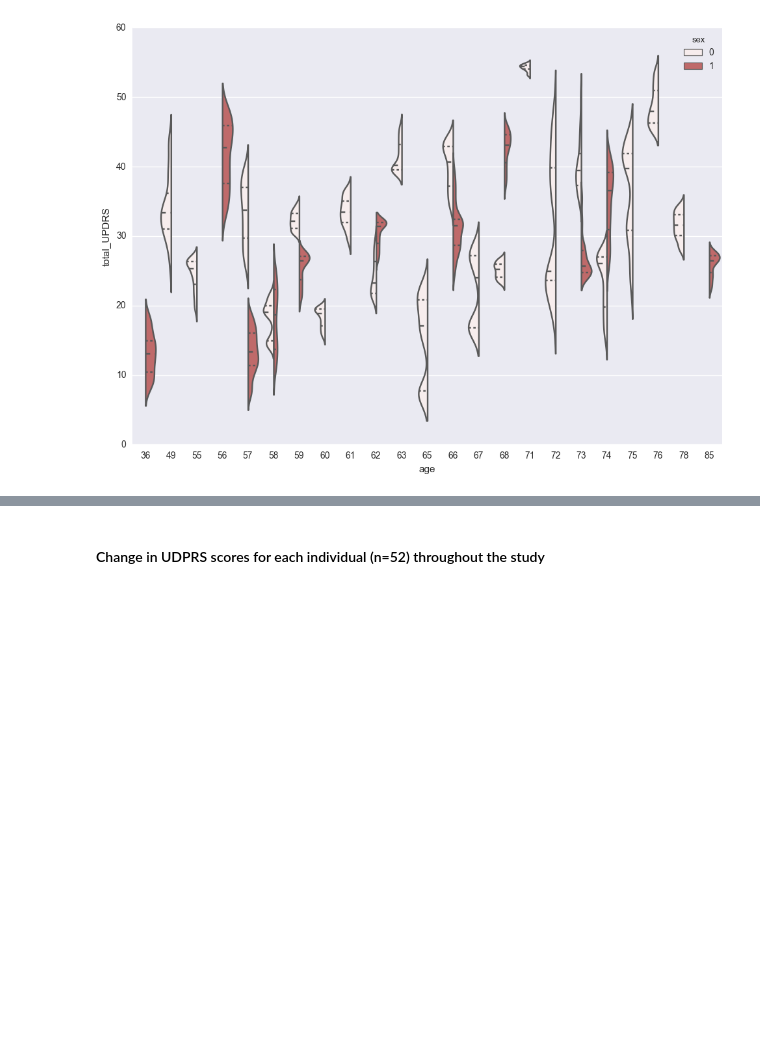
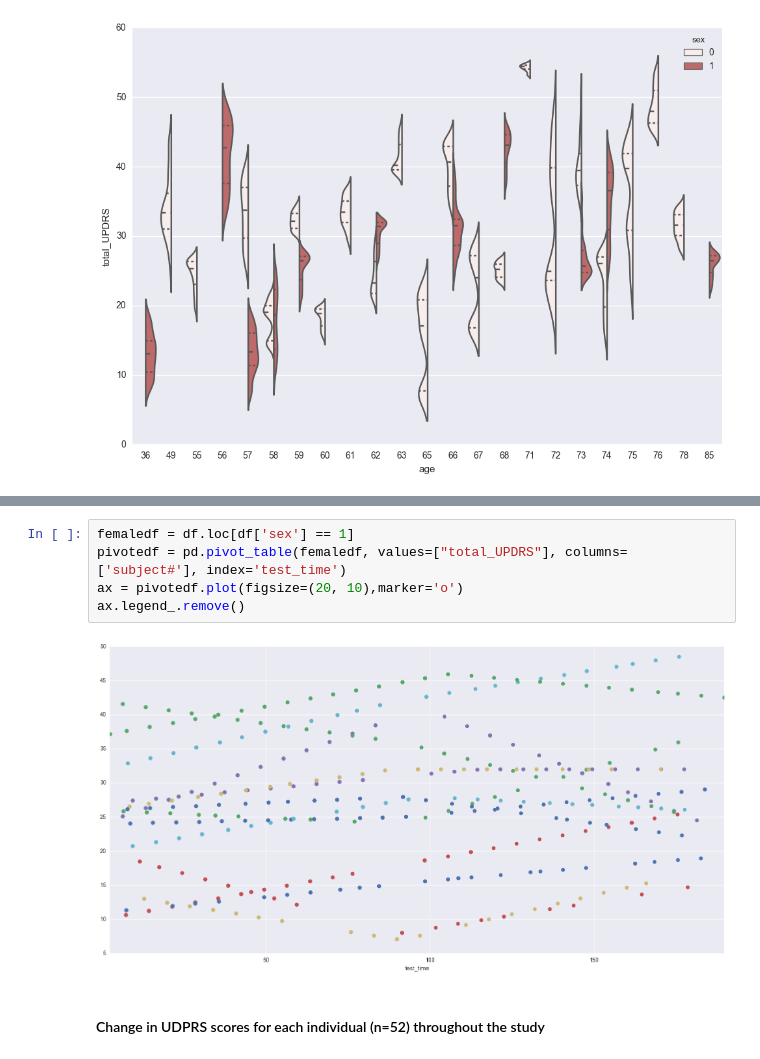
Before and after one commit to koelyl/Predict-Parkinsons, a Jupyter notebook: Parkinsons Prediction.ipynb, the cells around one changed output, grey strips where cells are left out. Drawn from its saved outputs; the diff is of its cells as text; blank space fills up the shorter version.

```diff
--- a/Parkinsons Prediction.ipynb
+++ b/Parkinsons Prediction.ipynb
@@ -152,3 +160,10 @@ ax2 = sns.violinplot(x="age", y="total_UPDRS", hue="sex", color='#CD5C5C', split
+# %%
+femaledf = df.loc[df['sex'] == 1]
+pivotedf = pd.pivot_table(femaledf, values=["total_UPDRS"], columns=['subject#'], index='test_time')
+ax = pivotedf.plot(figsize=(20, 10),marker='o')
+ax.legend_.remove()
+# %% [output]
+[figure, added]
 # %% [markdown]
 #### Change in UDPRS scores for each individual (n=52) throughout the study
 # %% [markdown]
```
Also changed, not shown: parts of 1 cell of this notebook.
